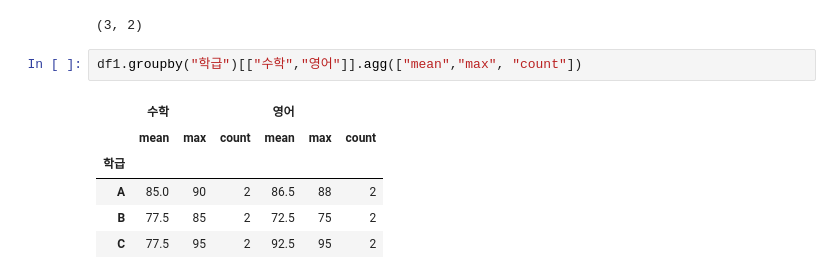
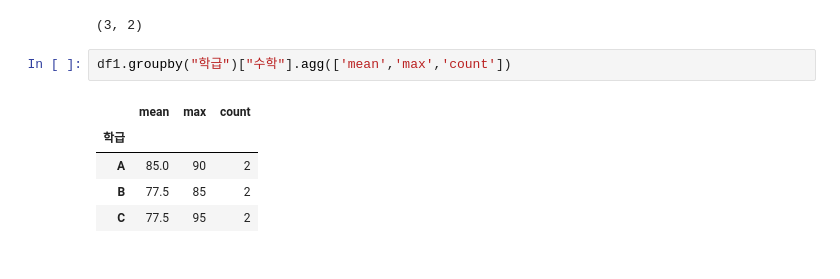
Before and after one commit to JSPARK0931/2025python, a Jupyter notebook: 02code/01test/07pandas_agg.ipynb, the cells around one changed output. Cells and saved outputs as stored; diff of their text form.

```diff
--- a/02code/01test/07pandas_agg.ipynb
+++ b/02code/01test/07pandas_agg.ipynb
@@ -110,11 +96,10 @@ df2_mean.shape
 # %% [output]
 (3, 2)
 # %%
-df1.groupby("학급")[["수학","영어"]].agg(["mean","max", "count"])
+df1.groupby("학급")["수학"].agg(['mean','max','count'])
 # %% [output]
-|  | 수학 |  |  | 영어 |  |  |
-|  | mean | max | count | mean | max | count |
-| 학급 |  |  |  |  |  |  |
-| A | 85.0 | 90 | 2 | 86.5 | 88 | 2 |
-| B | 77.5 | 85 | 2 | 72.5 | 75 | 2 |
-| C | 77.5 | 95 | 2 | 92.5 | 95 | 2 |
+|  | mean | max | count |
+| 학급 |  |  |  |
+| A | 85.0 | 90 | 2 |
+| B | 77.5 | 85 | 2 |
+| C | 77.5 | 95 | 2 |
```
Also changed, not shown: parts of 29 cells of this notebook, 38 other files.
